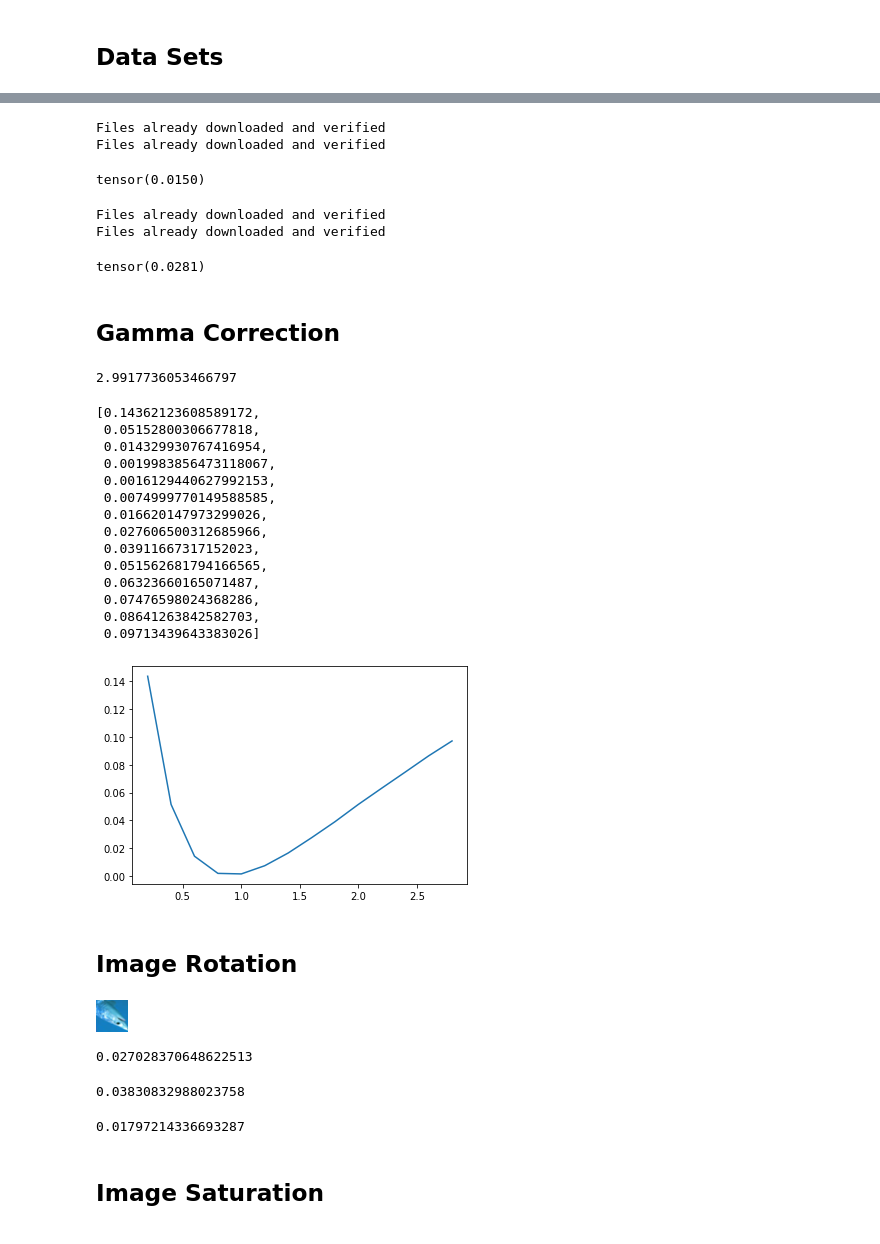
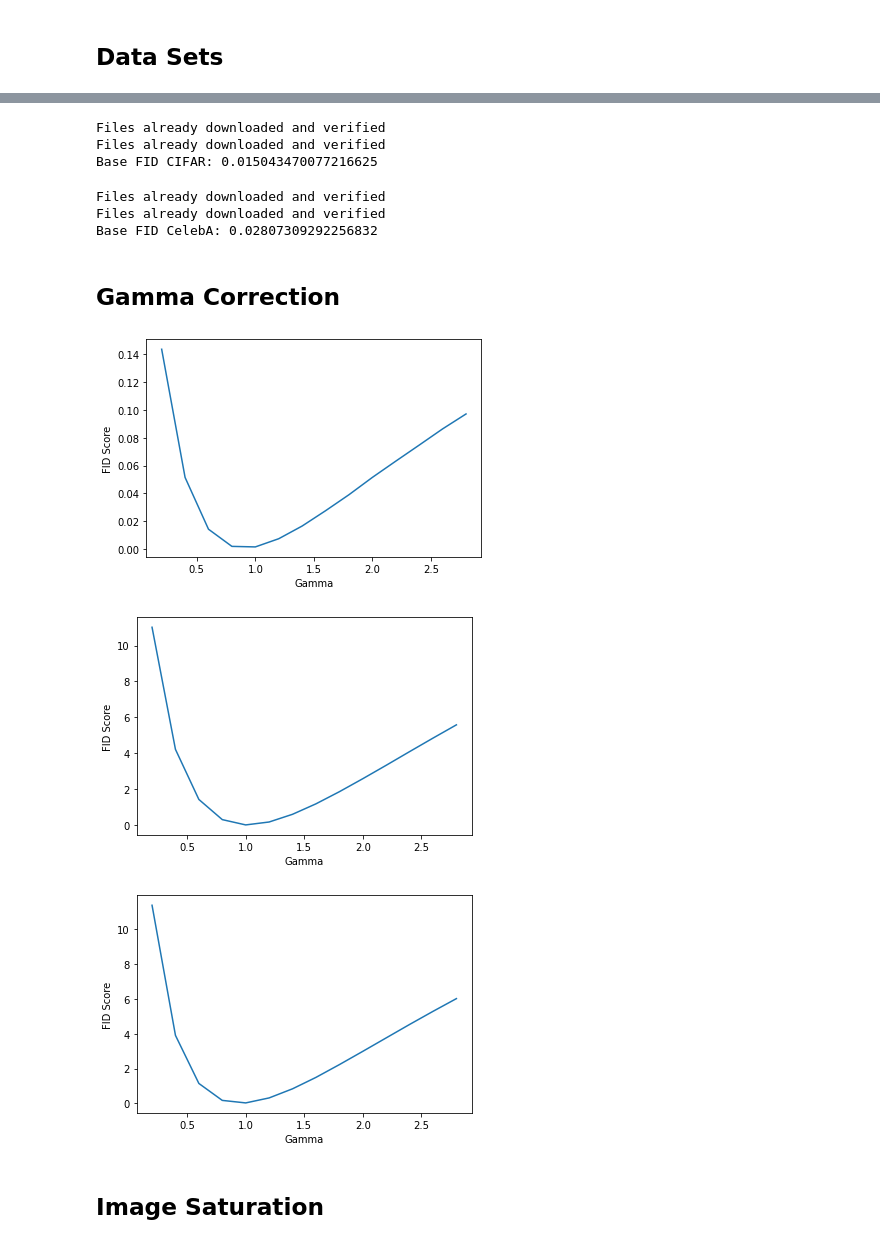
Before and after one commit to codysfang/FID_score_research, a Jupyter notebook: broad_investigation.ipynb, the cells around one changed output, grey strips where cells are left out. Cells and saved outputs as stored; diff of their text form; code cells hidden in the pictures.

```diff
--- a/broad_investigation.ipynb
+++ b/broad_investigation.ipynb
@@ -36,6 +36,18 @@ def load_data(train_loader, test_loader, sample, dims):
     train_tensor = train.expand([sample, 3, dims[0], dims[1]])
     test_tensor = test.expand([sample, 3, dims[0], dims[1]])
     return train_tensor, test_tensor
+
+def compute_transform_FID(transform, factor, dataset_train, dataset_test):
+    transform_test = torch.clone(dataset_test)
+    transformed_test = transform(dataset_test, factor)
+    return compute_FID(dataset_train, transformed_test).item()
+
+def plot_FID(factor_array, transformation, transform_name, dataset_train, dataset_test):
+    transformed_FID = [compute_transform_FID(transformation, x, dataset_train, dataset_test) for x in factor_array]
+    plt.plot(factor_array, transformed_FID)
+    plt.xlabel(transform_name)
+    plt.ylabel("FID Score")
+    return None
 # %% [markdown]
 ## Data Sets
 # %%
@@ -65,11 +77,11 @@ CIFAR_test_loader =  DataLoader(datasets.CIFAR100('./data', train=False, downloa
 CIFAR_train, CIFAR_test = load_data(CIFAR_train_loader, CIFAR_test_loader, 1000, (32, 32))
 
 # Base FID
-compute_FID(CIFAR_train, CIFAR_test)
+print(f"Base FID CIFAR: {compute_FID(CIFAR_train, CIFAR_test).item()}")
 # %% [output]
 Files already downloaded and verified
 Files already downloaded and verified
+Base FID CIFAR: 0.015043470077216625
-tensor(0.0150)
 # %%
 # CelebA
 CelebA_train_loader = DataLoader(datasets.CelebA('./data', split="train", download=True,
@@ -82,10 +94,10 @@ CelebA_test_loader =  DataLoader(datasets.CelebA('./data', split="test", downloa
 CelebA_train, CelebA_test = load_data(CelebA_train_loader, CelebA_test_loader, 1000, (218, 178))
 
 # Base FID
-compute_FID(CelebA_train, CelebA_test)
+print(f"Base FID CelebA: {compute_FID(CelebA_train, CelebA_test).item()}")
 # %% [output]
 Files already downloaded and verified
 Files already downloaded and verified
+Base FID CelebA: 0.02807309292256832
-tensor(0.0281)
 # %% [markdown]
 ## Gamma Correction
@@ -96,26 +104,6 @@ def compute_gamma_FID(gamma, dataset_train, dataset_test):
-# %%
-compute_gamma_FID(2,CelebA_train, CelebA_test)
-# %% [output]
-2.9917736053466797
 # %%
 gamma_array = np.arange(0.2, 3.0, 0.2)
-gamma_FID = [compute_gamma_FID(g, MNIST_train, MNIST_test) for g in gamma_array]
-plt.plot(gamma_array, gamma_FID)
+plot_FID(gamma_array, transforms.functional.adjust_gamma, "Gamma", MNIST_train, MNIST_test)
+plt.savefig("plots/MNIST_gamma_fid_scores")
 # %% [output]
-[0.14362123608589172,
- 0.05152800306677818,
- 0.014329930767416954,
- 0.0019983856473118067,
- 0.0016129440627992153,
- 0.0074999770149588585,
- 0.016620147973299026,
- 0.027606500312685966,
- 0.03911667317152023,
- 0.051562681794166565,
- 0.06323660165071487,
- 0.07476598024368286,
- 0.08641263842582703,
- 0.09713439643383026]
-[figure, old version]
+[figure, new version]
-# %% [markdown]
-## Image Rotation
@@ -126,21 +110,12 @@ def compute_rotate_FID(angle, dataset_train, dataset_test):
-# %%
-rotated_test = transforms.functional.rotate(CIFAR_test, 90)
-this = transforms.functional.to_pil_image(rotated_test[0])
-this
-# rotated_test = transforms.functional.rotate(dataset_test, angle)
-# %% [output]
-[figure, removed]
-# %%
-compute_rotate_FID(90, CIFAR_train, CIFAR_test)
-# %% [output]
-0.027028370648622513
-# %%
-compute_rotate_FID(180, CelebA_train, CelebA_test)
-# %% [output]
-0.03830832988023758
-# %%
-compute_rotate_FID(270, MNIST_train, MNIST_test)
-# %% [output]
-0.01797214336693287
+# %%
+plot_FID(gamma_array, transforms.functional.adjust_gamma, "Gamma", CIFAR_train, CIFAR_test)
+plt.savefig("plots/CIFAR_gamma_fid_scores")
+# %% [output]
+[figure, added]
+# %%
+plot_FID(gamma_array, transforms.functional.adjust_gamma, "Gamma", CelebA_train, CelebA_test)
+plt.savefig("plots/CelebA_gamma_fid_scores")
+# %% [output]
+[figure, added]
 # %% [markdown]
 ## Image Saturation
```
Also changed, not shown: parts of 41 cells of this notebook, 19 other files.
